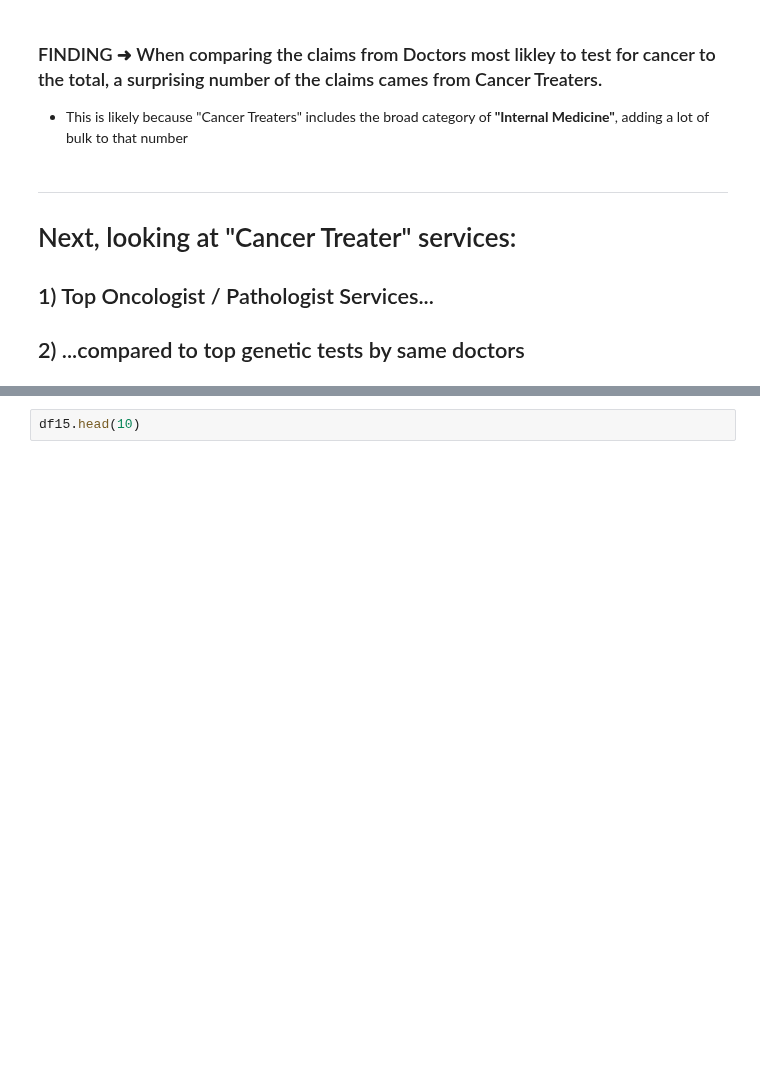
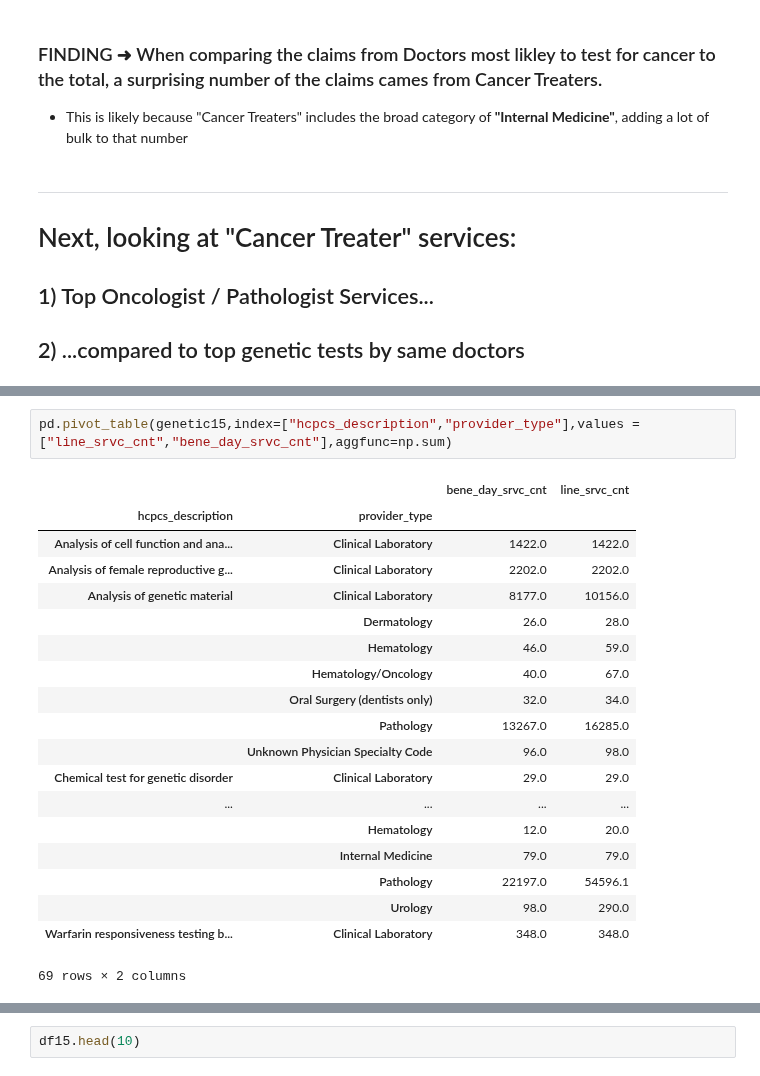
Before and after one commit to xthomas/dataviz, a Jupyter notebook: hcp-data/OncPath.ipynb, the cells around one changed output, grey strips where cells are left out. Saved outputs shown, nothing was run; the diff lists cells and outputs as text; blank space fills up the shorter version.

```diff
--- a/hcp-data/OncPath.ipynb
+++ b/hcp-data/OncPath.ipynb
@@ -151,0 +177,22 @@ Text(0.5,1,'Total Claims vs. Cancer Treater Claims')
+# %%
+pd.pivot_table(genetic15,index=["hcpcs_description","provider_type"],values = ["line_srvc_cnt","bene_day_srvc_cnt"],aggfunc=np.sum)
+# %% [output]
+|  |  | bene_day_srvc_cnt | line_srvc_cnt |
+| hcpcs_description | provider_type |  |  |
+| Analysis of cell function and ana... | Clinical Laboratory | 1422.0 | 1422.0 |
+| Analysis of female reproductive g... | Clinical Laboratory | 2202.0 | 2202.0 |
+| Analysis of genetic material | Clinical Laboratory | 8177.0 | 10156.0 |
+|  | Dermatology | 26.0 | 28.0 |
+|  | Hematology | 46.0 | 59.0 |
+|  | Hematology/Oncology | 40.0 | 67.0 |
+|  | Oral Surgery (dentists only) | 32.0 | 34.0 |
+|  | Pathology | 13267.0 | 16285.0 |
+|  | Unknown Physician Specialty Code | 96.0 | 98.0 |
+| Chemical test for genetic disorder | Clinical Laboratory | 29.0 | 29.0 |
+| ... | ... | ... | ... |
+|  | Hematology | 12.0 | 20.0 |
+|  | Internal Medicine | 79.0 | 79.0 |
+|  | Pathology | 22197.0 | 54596.1 |
+|  | Urology | 98.0 | 290.0 |
+| Warfarin responsiveness testing b... | Clinical Laboratory | 348.0 | 348.0 |
+69 rows × 2 columns
```
Also changed, not shown: parts of 12 cells of this notebook.
